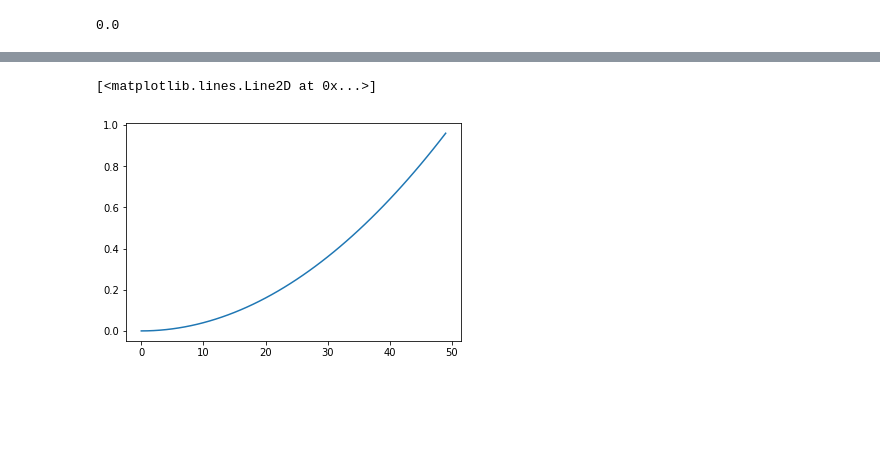
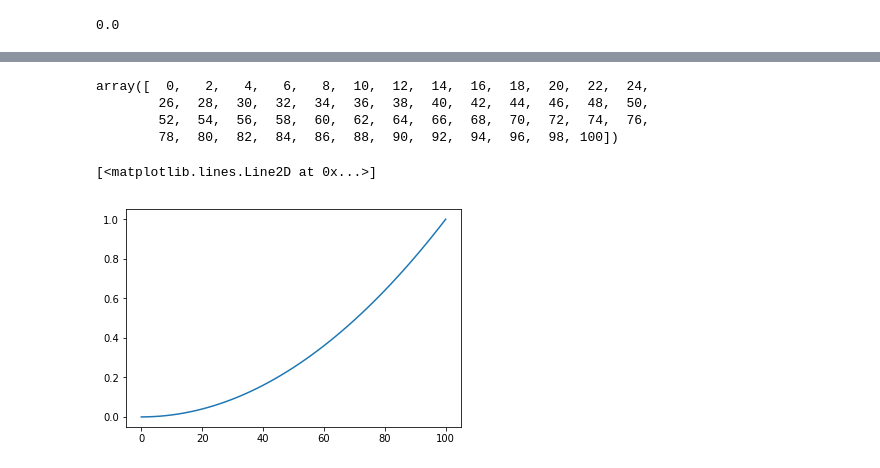
Before and after one commit to laudao/stage2018, a Jupyter notebook: code-experimentations/exp_ratio.ipynb, the cells around one changed output, grey strips where cells are left out. Saved outputs shown, nothing was run; the diff lists cells and outputs as text; code cells hidden in the pictures; blank space fills up the shorter version.

Commit message:
modified ratio computing

```diff
--- a/code-experimentations/exp_ratio.ipynb
+++ b/code-experimentations/exp_ratio.ipynb
@@ -65,26 +69,40 @@ def swap_examples(node):
     inf_set = node.inf.labeled_set
     sup_set = node.sup.labeled_set
 
-    while True:
-        r1 = np.random.choice(np.arange(0, 50))
-        r2 = np.random.choice(np.arange(0, 50))
-        y1 = inf_set.getY(r1)[0]
-        y2 = sup_set.getY(r2)[0]
-        if y1 < y2:
-            break
-    inf_set.y[r1] = y2
-    sup_set.y[r2] = y1
+    r1 = np.random.choice(np.where(inf_set.y == 1)[0])
+    r2 = np.random.choice(np.where(sup_set.y == 2)[0])
+
+#     while True:
+#         r1 = np.random.choice(np.arange(0, 50))
+#         r2 = np.random.choice(np.arange(0, 50))
+#         y1 = inf_set.getY(r1)[0]
+#         y2 = sup_set.getY(r2)[0]
+#         if y1 < y2:
+#             break
+    inf_set.y[r1] = 2
+    sup_set.y[r2] = 1
     return inf_set, sup_set
 # %%
 ratio = []
 nmi = []
-for i in range(0,50):
+h1 = []
+h2 = []
+
+for i in range(0,51):
     if i > 0:
         inf_set, sup_set = swap_examples(t.root)
         t.root.inf.labeled_set = inf_set
         t.root.sup.labeled_set = sup_set
     ratio.append(t.get_ratio_non_monotone_pairs())
-    #nmi.append(NMI1(t.labeled_set))
+    nmi.append(NMI1(t.labeled_set))
+
+    dsa = rsdm.f.dominant_sets_attribute(t.labeled_set, 0)
+    dsl = rsdm.f.dominant_sets_label(t.labeled_set)
+    esa = rsdm.f.equal_sets_attribute(t.labeled_set, 0)
+    esl = rsdm.f.equal_sets_label(t.labeled_set)
+
+    h1.append(rsdm.value(t.labeled_set, 0, dsa, dsl, esa, esl))
+    h2.append(sdm.value(t.labeled_set, 0, dsa, dsl, esa, esl))
 # %%
 NMI1(dataset)
 # %% [output]
@@ -112,5 +110,13 @@ array([[4],
+# %%
+x = np.arange(0, 101, 2)
+x
+# %% [output]
+array([  0,   2,   4,   6,   8,  10,  12,  14,  16,  18,  20,  22,  24,
+        26,  28,  30,  32,  34,  36,  38,  40,  42,  44,  46,  48,  50,
+        52,  54,  56,  58,  60,  62,  64,  66,  68,  70,  72,  74,  76,
+        78,  80,  82,  84,  86,  88,  90,  92,  94,  96,  98, 100])
 # %%
-plt.plot(ratio)
+plt.plot(x, ratio)
 # %% [output]
 [<matplotlib.lines.Line2D at 0x...>]
-[figure, old version]
+[figure, new version]
```
Also changed, not shown: parts of 6 cells of this notebook, 30 other files.
